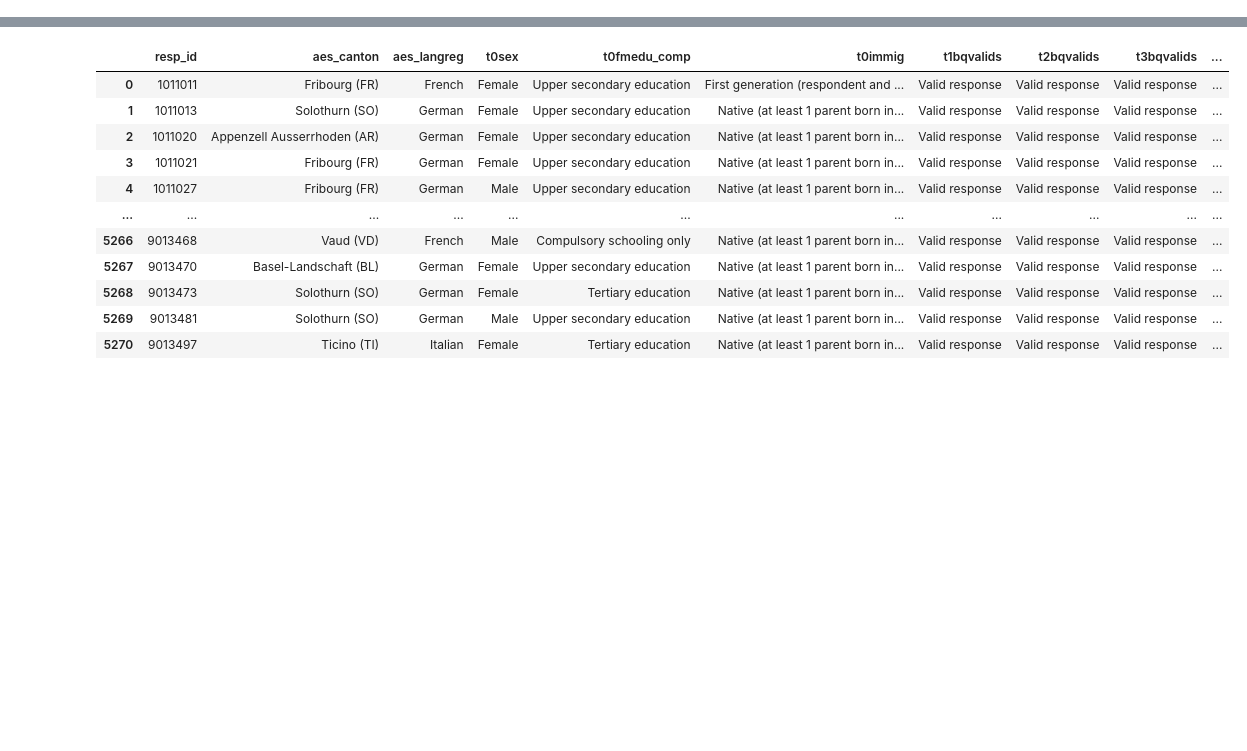
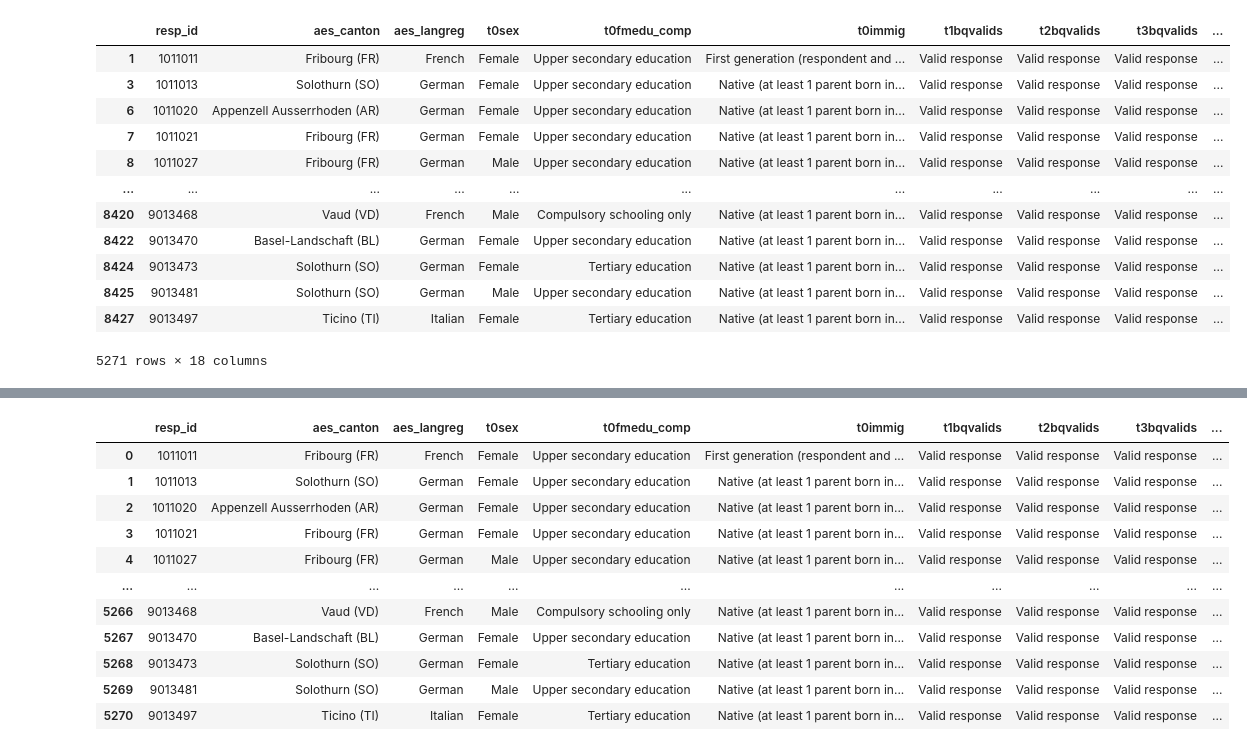
Before and after one commit to CptMeh/OpenData, a Jupyter notebook: Untitled.ipynb, the cells around one changed output, grey strips where cells are left out. Drawn from its saved outputs; the diff is of its cells as text; code cells hidden in the pictures; blank space fills up the shorter version.

```diff
--- a/Untitled.ipynb
+++ b/Untitled.ipynb
@@ -35,6 +35,20 @@ gdf = gpd.read_file(".\Daten\geodata\canton_map.gdb")
 # %%
 tree = pd.read_csv(".\Daten\TREE2_Data_IWI_Open_Data_Vorlesung_2023_label.csv")
 tree = tree.dropna(how = 'any', axis = 0)
-#tree
+tree
+# %% [output]
+|  | resp_id | aes_canton | aes_langreg | t0sex | t0fmedu_comp | t0immig | t1bqvalids | t2bqvalids | t3bqvalids | ... |
+| 1 | 1011011 | Fribourg (FR) | French | Female | Upper secondary education | First generation (respondent and ... | Valid response | Valid response | Valid response | ... |
+| 3 | 1011013 | Solothurn (SO) | German | Female | Upper secondary education | Native (at least 1 parent born in... | Valid response | Valid response | Valid response | ... |
+| 6 | 1011020 | Appenzell Ausserrhoden (AR) | German | Female | Upper secondary education | Native (at least 1 parent born in... | Valid response | Valid response | Valid response | ... |
+| 7 | 1011021 | Fribourg (FR) | German | Female | Upper secondary education | Native (at least 1 parent born in... | Valid response | Valid response | Valid response | ... |
+| 8 | 1011027 | Fribourg (FR) | German | Male | Upper secondary education | Native (at least 1 parent born in... | Valid response | Valid response | Valid response | ... |
+| ... | ... | ... | ... | ... | ... | ... | ... | ... | ... | ... |
+| 8420 | 9013468 | Vaud (VD) | French | Male | Compulsory schooling only | Native (at least 1 parent born in... | Valid response | Valid response | Valid response | ... |
+| 8422 | 9013470 | Basel-Landschaft (BL) | German | Female | Upper secondary education | Native (at least 1 parent born in... | Valid response | Valid response | Valid response | ... |
+| 8424 | 9013473 | Solothurn (SO) | German | Female | Tertiary education | Native (at least 1 parent born in... | Valid response | Valid response | Valid response | ... |
+| 8425 | 9013481 | Solothurn (SO) | German | Male | Upper secondary education | Native (at least 1 parent born in... | Valid response | Valid response | Valid response | ... |
+| 8427 | 9013497 | Ticino (TI) | Italian | Female | Tertiary education | Native (at least 1 parent born in... | Valid response | Valid response | Valid response | ... |
+5271 rows × 18 columns
 # %%
 cantons = pd.read_csv(".\Daten\cantons_codes.csv")
```
Also changed, not shown: parts of 4 cells of this notebook.
